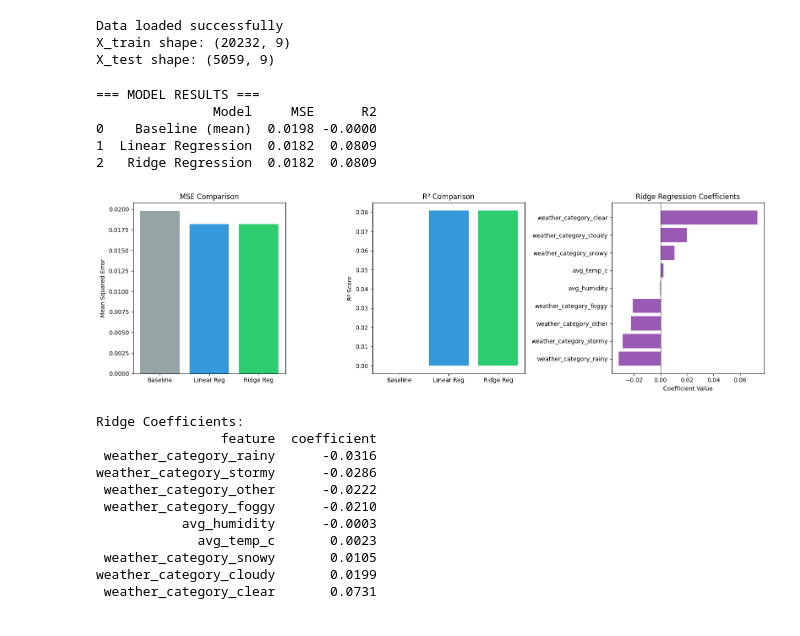
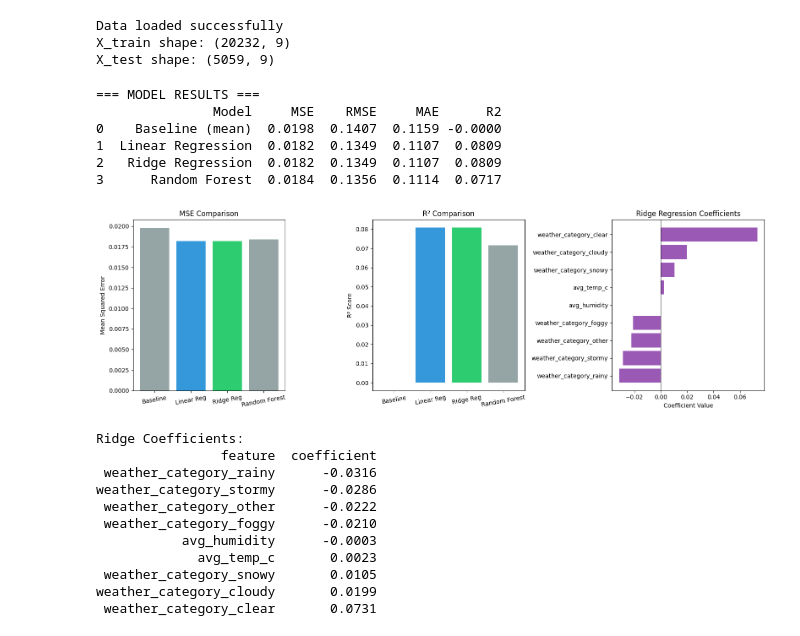
Before and after one commit to oscrfdez316/weather-mood-music, a Jupyter notebook: notebooks/03_regression.ipynb, the cells around one changed output. Saved outputs shown, nothing was run; the diff lists cells and outputs as text; code cells hidden in the pictures.

Commit message:
Added Random Forest regression, SHAP analysis, and improved clustering evaluation

```diff
--- a/notebooks/03_regression.ipynb
+++ b/notebooks/03_regression.ipynb
@@ -20,9 +22,11 @@ Data loaded successfully
 X_train shape: (20232, 9)
 X_test shape: (5059, 9)
 # %%
-# Always predict mean valence
+# Baseline
 baseline_pred = np.full(len(y_test), y_train.mean())
 baseline_mse = mean_squared_error(y_test, baseline_pred)
+baseline_rmse = np.sqrt(baseline_mse)
+baseline_mae = mean_absolute_error(y_test, baseline_pred)
 baseline_r2 = r2_score(y_test, baseline_pred)
 
 # Linear Regression
@@ -30,6 +34,8 @@ lr = LinearRegression()
 lr.fit(X_train, y_train)
 lr_pred = lr.predict(X_test)
 lr_mse = mean_squared_error(y_test, lr_pred)
+lr_rmse = np.sqrt(lr_mse)
+lr_mae = mean_absolute_error(y_test, lr_pred)
 lr_r2 = r2_score(y_test, lr_pred)
 
 # Ridge Regression
@@ -37,59 +43,85 @@ ridge = Ridge(alpha=1.0)
 ridge.fit(X_train, y_train)
 ridge_pred = ridge.predict(X_test)
 ridge_mse = mean_squared_error(y_test, ridge_pred)
+ridge_rmse = np.sqrt(ridge_mse)
+ridge_mae = mean_absolute_error(y_test, ridge_pred)
 ridge_r2 = r2_score(y_test, ridge_pred)
 
-# Results table
+# Random Forest Regressor
+rf = RandomForestRegressor(
+    n_estimators=100,
+    random_state=42,
+    max_depth=10,
+    n_jobs=-1
+)
+
+rf.fit(X_train, y_train)
+rf_pred = rf.predict(X_test)
+rf_mse = mean_squared_error(y_test, rf_pred)
+rf_rmse = np.sqrt(rf_mse)
+rf_mae = mean_absolute_error(y_test, rf_pred)
+rf_r2 = r2_score(y_test, rf_pred)
+
 results = pd.DataFrame({
-    'Model': ['Baseline (mean)', 'Linear Regression', 'Ridge Regression'],
-    'MSE': [baseline_mse, lr_mse, ridge_mse],
-    'R2': [baseline_r2, lr_r2, ridge_r2]
+    'Model': [
+        'Baseline (mean)',
+        'Linear Regression',
+        'Ridge Regression',
+        'Random Forest'
+    ],
+    'MSE': [baseline_mse, lr_mse, ridge_mse, rf_mse],
+    'RMSE': [baseline_rmse, lr_rmse, ridge_rmse, rf_rmse],
+    'MAE': [baseline_mae, lr_mae, ridge_mae, rf_mae],
+    'R2': [baseline_r2, lr_r2, ridge_r2, rf_r2]
 })
 
 print("=== MODEL RESULTS ===")
 print(results.round(4))
 # %% [output]
 === MODEL RESULTS ===
-               Model     MSE      R2
-0    Baseline (mean)  0.0198 -0.0000
-1  Linear Regression  0.0182  0.0809
-2   Ridge Regression  0.0182  0.0809
+               Model     MSE    RMSE     MAE      R2
+0    Baseline (mean)  0.0198  0.1407  0.1159 -0.0000
+1  Linear Regression  0.0182  0.1349  0.1107  0.0809
+2   Ridge Regression  0.0182  0.1349  0.1107  0.0809
+3      Random Forest  0.0184  0.1356  0.1114  0.0717
 # %%
 fig, axes = plt.subplots(1, 3, figsize=(16, 5))
 
 # Plot 1: Model comparison bar chart
-models = ['Baseline', 'Linear Reg', 'Ridge Reg']
-mse_vals = [baseline_mse, lr_mse, ridge_mse]
-r2_vals = [baseline_r2, lr_r2, ridge_r2]
+models = ['Baseline', 'Linear Reg', 'Ridge Reg', 'Random Forest']
+mse_vals = [baseline_mse, lr_mse, ridge_mse, rf_mse]
+r2_vals = [baseline_r2, lr_r2, ridge_r2, rf_r2]
 
 axes[0].bar(models, mse_vals, color=['#95a5a6', '#3498db', '#2ecc71'])
 axes[0].set_title('MSE Comparison')
 axes[0].set_ylabel('Mean Squared Error')
+axes[0].tick_params(axis='x', rotation=10)
 
 # Plot 2: R2 comparison
 axes[1].bar(models, r2_vals, color=['#95a5a6', '#3498db', '#2ecc71'])
 axes[1].set_title('R² Comparison')
 axes[1].set_ylabel('R² Score')
+axes[1].tick_params(axis='x', rotation=10)
 
 # Plot 3: Feature coefficients from Ridge
 coef_df = pd.DataFrame({
     'feature': X_train.columns,
     'coefficient': ridge.coef_
 }).sort_values('coefficient')
 
 axes[2].barh(coef_df['feature'], coef_df['coefficient'], color='#9b59b6')
 axes[2].set_title('Ridge Regression Coefficients')
 axes[2].set_xlabel('Coefficient Value')
 axes[2].axvline(0, color='black', linewidth=0.8)
 
 plt.tight_layout()
 plt.savefig('../results/figures/regression_results.png', dpi=150)
 plt.show()
 
 print("\nRidge Coefficients:")
 print(coef_df.round(4).to_string(index=False))
 # %% [output]
-[figure, old version]
+[figure, new version]
 Ridge Coefficients:
                 feature  coefficient
  weather_category_rainy      -0.0316
```
Also changed, not shown: parts of 2 cells of this notebook, 10 other files.
